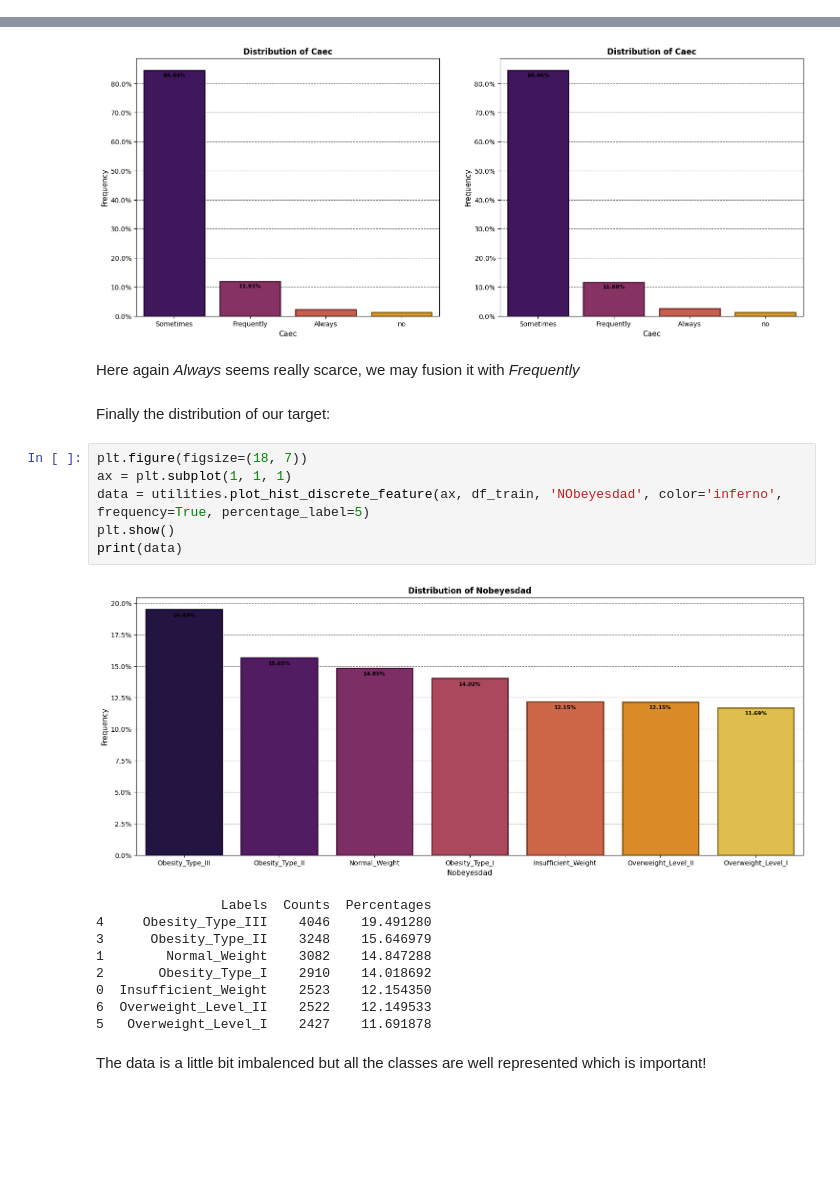
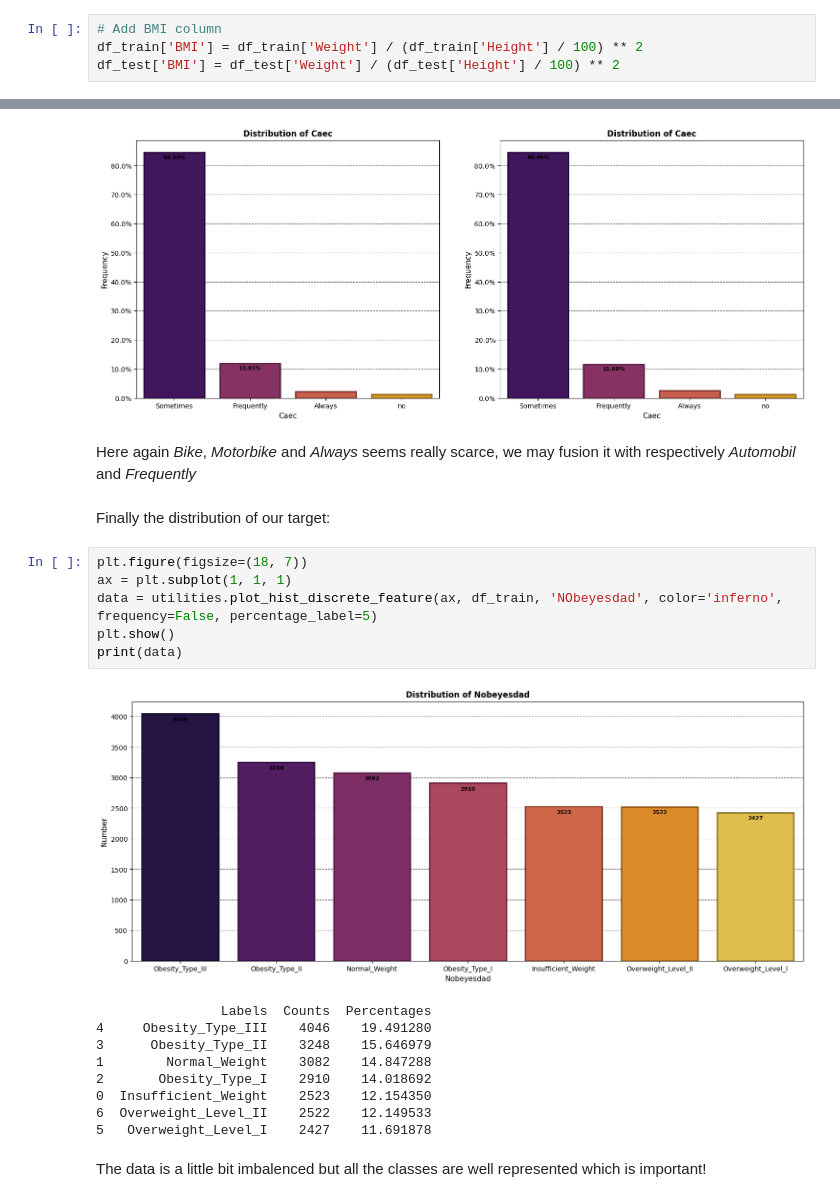
Before and after one commit to ydepledt/kaggle, a Jupyter notebook: obesity/multiclass_weight.ipynb, the cells around one changed output, grey strips where cells are left out. Cells and saved outputs as stored; diff of their text form; blank space fills up the shorter version.

Commit message:
Add plot

```diff
--- a/obesity/multiclass_weight.ipynb
+++ b/obesity/multiclass_weight.ipynb
@@ -66,6 +66,10 @@ print(weight_cat)
 # %% [output]
 ['Insufficient_Weight' 'Normal_Weight' 'Obesity_Type_I' 'Obesity_Type_II'
  'Obesity_Type_III' 'Overweight_Level_I' 'Overweight_Level_II']
+# %%
+# Add BMI column
+df_train['BMI'] = df_train['Weight'] / (df_train['Height'] / 100) ** 2
+df_test['BMI'] = df_test['Weight'] / (df_test['Height'] / 100) ** 2
 # %%
 # Get type of each column
 df_train.dtypes
@@ -247,17 +253,17 @@ _ = utilities.plot_hist_discrete_feature(ax, df_test, 'CAEC', color='inferno', f
 [figure]
 [figure]
 # %% [markdown]
-Here again _Always_ seems really scarce, we may fusion it with _Frequently_
+Here again _Bike_, _Motorbike_ and _Always_ seems really scarce, we may fusion it with respectively _Automobil_ and _Frequently_
 # %% [markdown]
 Finally the distribution of our target:
 # %%
 plt.figure(figsize=(18, 7))
 ax = plt.subplot(1, 1, 1)
-data = utilities.plot_hist_discrete_feature(ax, df_train, 'NObeyesdad', color='inferno', frequency=True, percentage_label=5)
+data = utilities.plot_hist_discrete_feature(ax, df_train, 'NObeyesdad', color='inferno', frequency=False, percentage_label=5)
 plt.show()
 print(data)
 # %% [output]
-[figure, old version]
+[figure, new version]
                 Labels  Counts  Percentages
 4     Obesity_Type_III    4046    19.491280
 3      Obesity_Type_II    3248    15.646979
```
Also changed, not shown: parts of 8 cells of this notebook, 1 other file.
